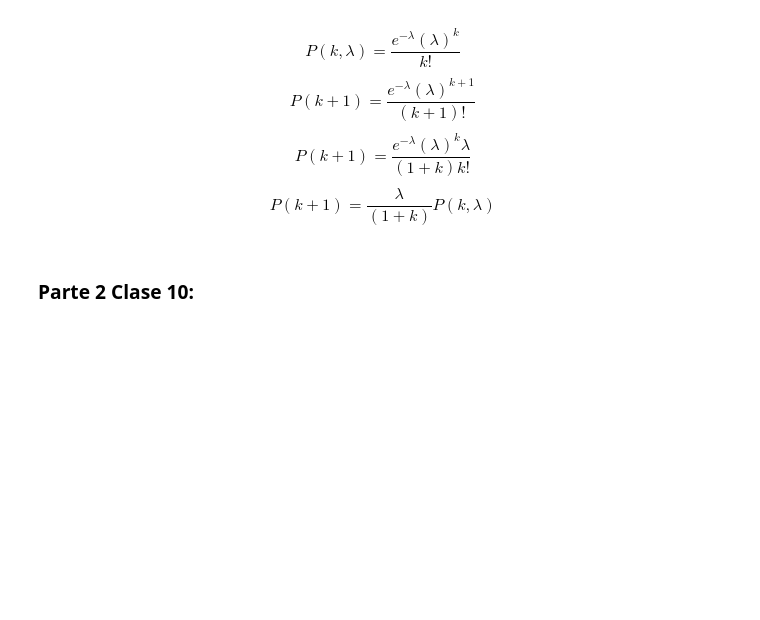
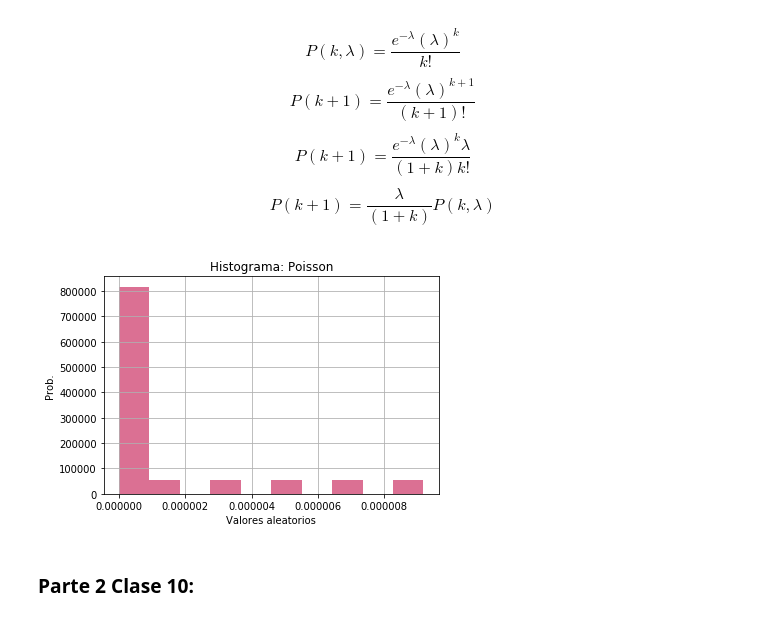
Before and after one commit to jessicambrizg/Tarea6_Daphne_Jessica, a Jupyter notebook: Tarea 6.ipynb, the cells around one changed output. Saved outputs shown, nothing was run; the diff lists cells and outputs as text; code cells hidden in the pictures; blank space fills up the shorter version.

```diff
--- a/Tarea 6.ipynb
+++ b/Tarea 6.ipynb
@@ -39,11 +39,20 @@ $$P(k + 1)=\frac{e^{-\lambda}(\lambda)^{k+1}}{(k+1)!}$$
 $$P(k + 1)=\frac{e^{-\lambda}(\lambda)^{k}\lambda}{(1+k)k!}$$
 $$P(k + 1)=\frac{\lambda}{(1+k)} P(k,\lambda) $$
 # %%
-def Poisson(lamda,k):
-    return (np.exp(-lamda)*lamda* k)/sps.gamma(k)
-lamda = 15
+def Poisson(lbd,k):
+    return (np.exp(-lbd)*lbd* k)/sps.gamma(k)
+
+lbd = 15
 k=np.arange(0,20)
-datos = Poisson(lamda,k)
+datos = Poisson(lbd,k)
+plt.hist(datos,color = 'palevioletred',bins=10,density=True)
+plt.xlabel('Valores aleatorios')
+plt.ylabel('Prob.')
+plt.title('Histograma: Poisson')
+plt.grid()
+plt.show()
+# %% [output]
+[figure, added]
 # %% [markdown]
 ### Parte 2 Clase 10:
 # %% [markdown]
```
Also changed, not shown: parts of 6 cells of this notebook.
